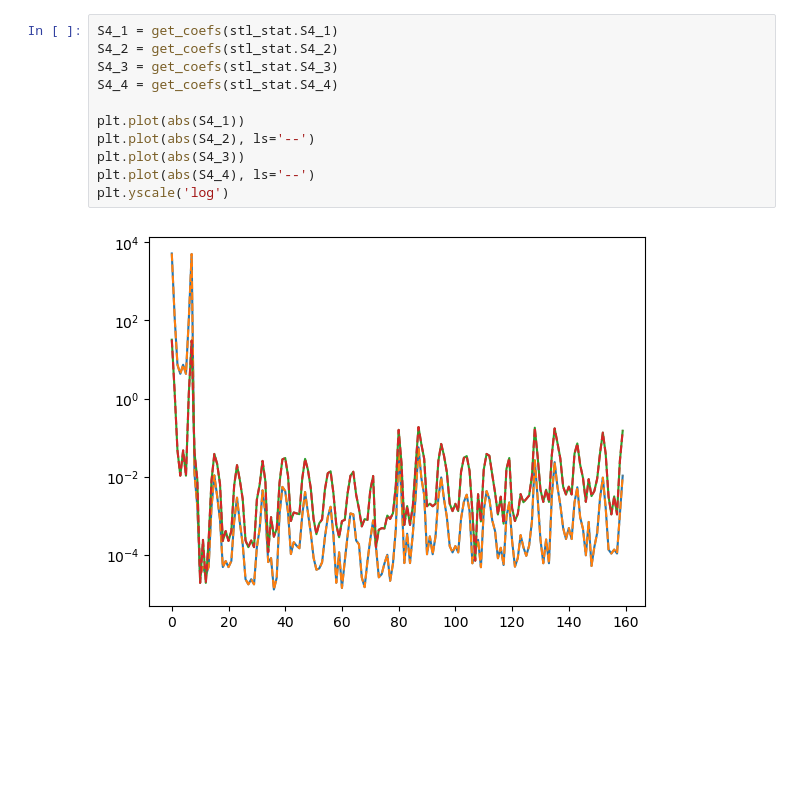
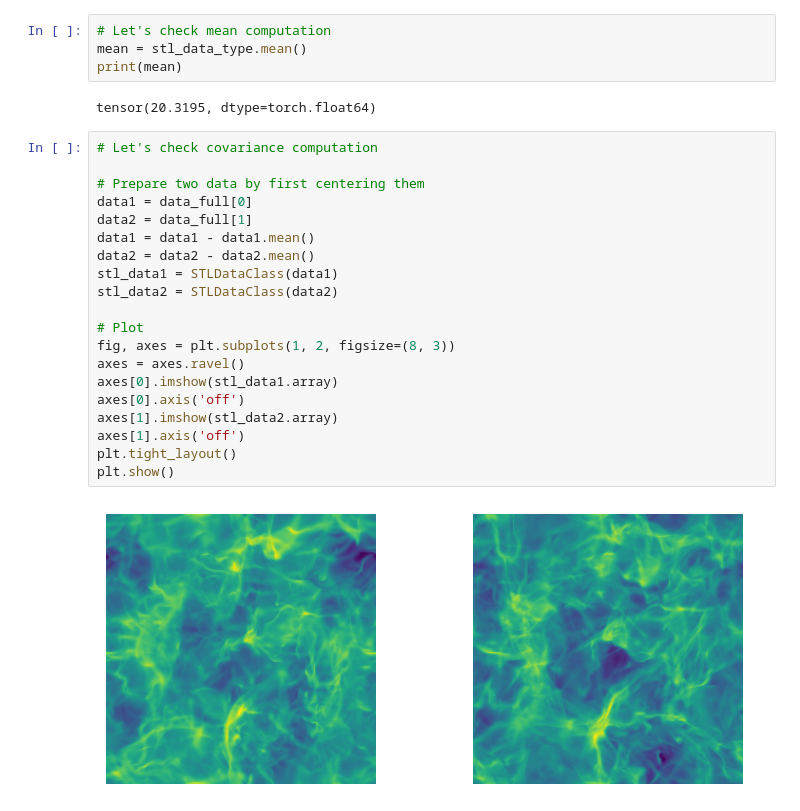
Before and after one commit to Eralys/STL_dev, a Jupyter notebook: STL_main/DT1_Test/CN1_2D_FFT_Torch.ipynb, the cells around one changed output. Cells and saved outputs as stored; diff of their text form; blank space fills up the shorter version.

```diff
--- a/STL_main/DT1_Test/CN1_2D_FFT_Torch.ipynb
+++ b/STL_main/DT1_Test/CN1_2D_FFT_Torch.ipynb
@@ -190,13 +139,28 @@ plt.yscale('log')
-# %%
-S4_1 = get_coefs(stl_stat.S4_1)
-S4_2 = get_coefs(stl_stat.S4_2)
-S4_3 = get_coefs(stl_stat.S4_3)
-S4_4 = get_coefs(stl_stat.S4_4)
-
-plt.plot(abs(S4_1))
-plt.plot(abs(S4_2), ls='--')
-plt.plot(abs(S4_3))
-plt.plot(abs(S4_4), ls='--')
-plt.yscale('log')
-# %% [output]
-[figure, removed]
+# %%
+# Let's check mean computation
+mean = stl_data_type.mean()
+print(mean)
+# %% [output]
+tensor(20.3195, dtype=torch.float64)
+# %%
+# Let's check covariance computation
+
+# Prepare two data by first centering them
+data1 = data_full[0]
+data2 = data_full[1]
+data1 = data1 - data1.mean()
+data2 = data2 - data2.mean()
+stl_data1 = STLDataClass(data1)
+stl_data2 = STLDataClass(data2)
+
+# Plot
+fig, axes = plt.subplots(1, 2, figsize=(8, 3))
+axes = axes.ravel()
+axes[0].imshow(stl_data1.array)
+axes[0].axis('off')
+axes[1].imshow(stl_data2.array)
+axes[1].axis('off')
+plt.tight_layout()
+plt.show()
+# %% [output]
+[figure, added]
```
Also changed, not shown: parts of 22 cells of this notebook, 1 other file.
